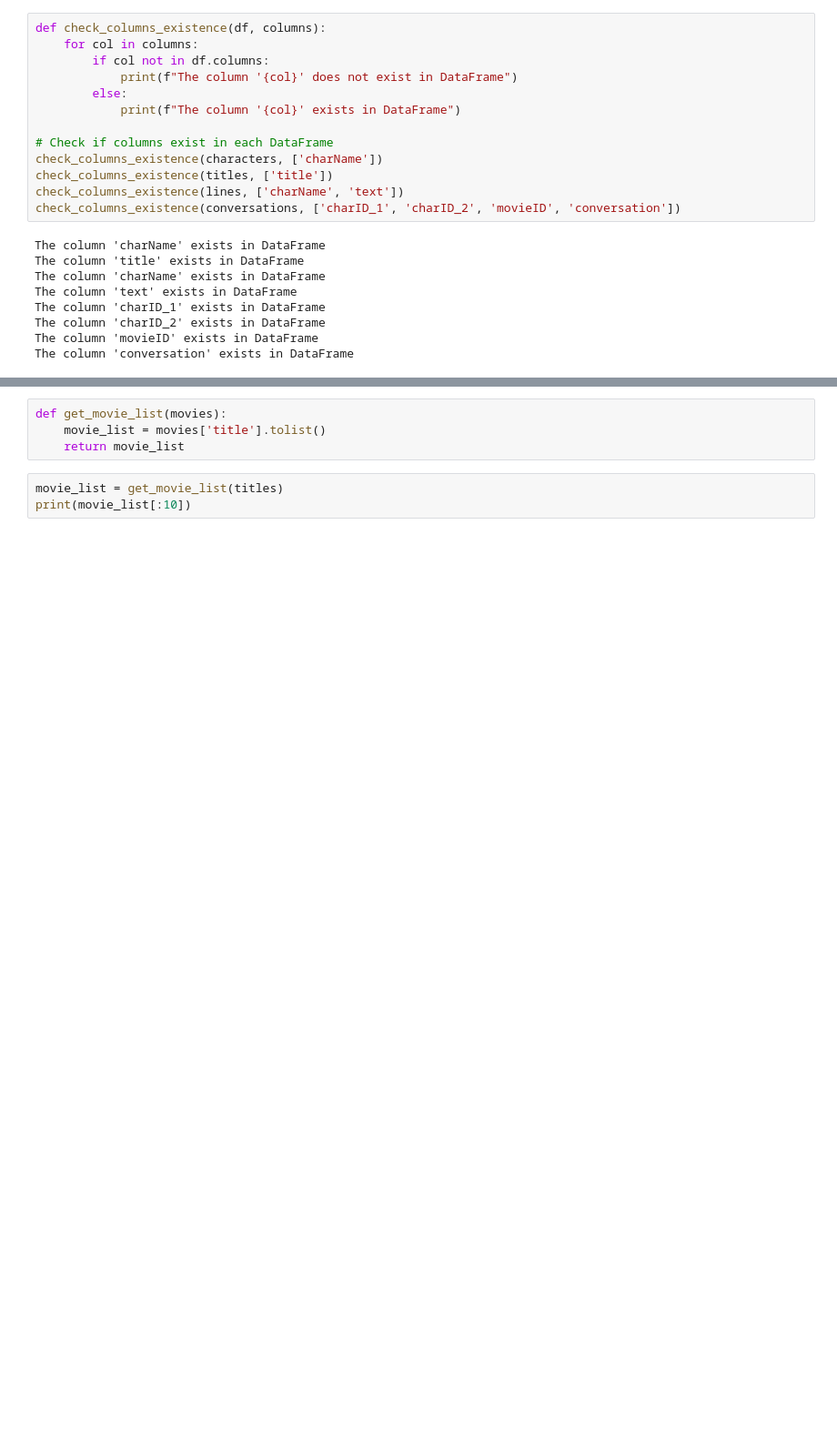
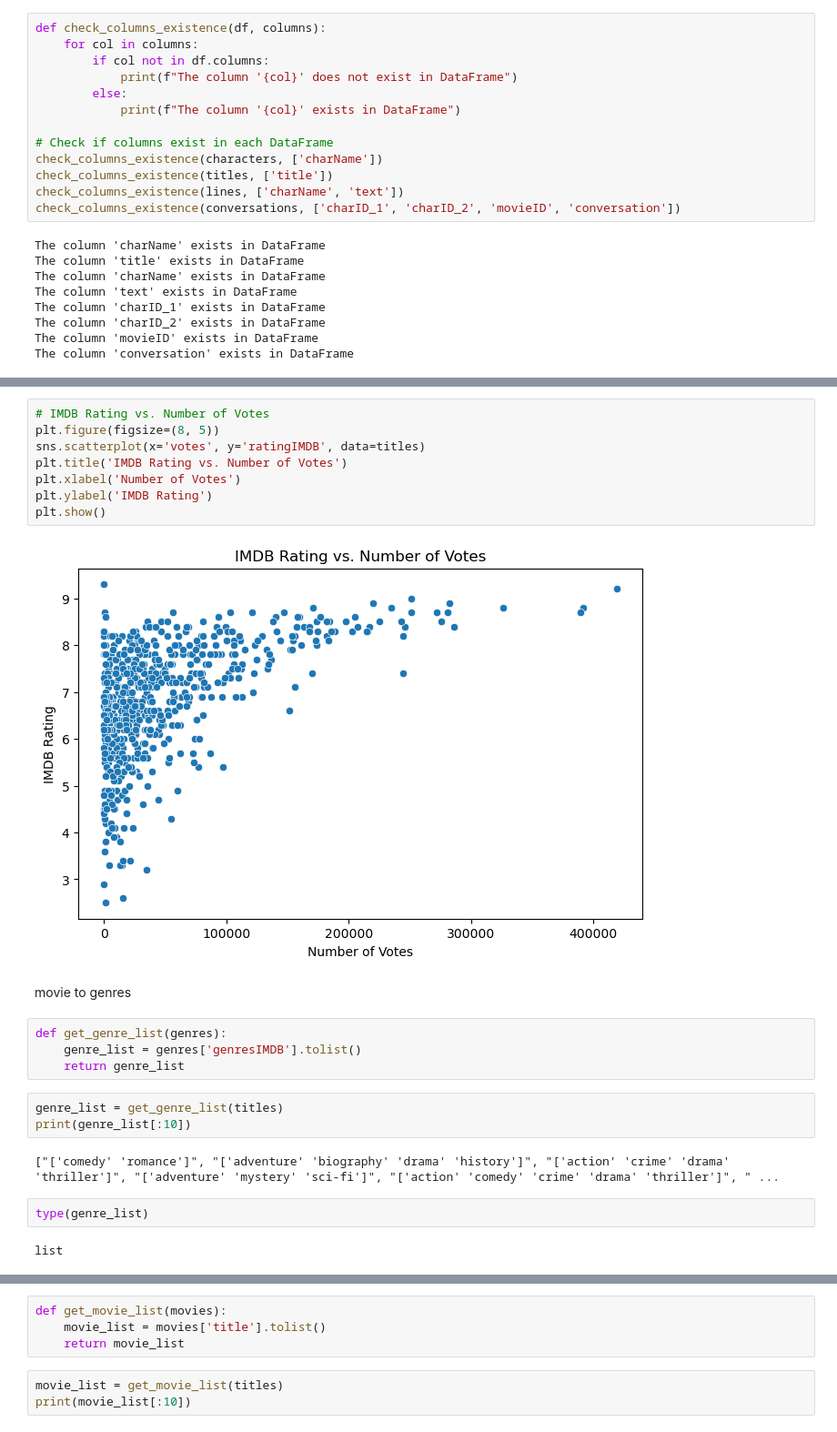
Before and after one commit to Nishith170217/Cornell-Movie-Dialog-Analysis-NLP-Course-Project-, a Jupyter notebook: trial 2.ipynb, the cells around one changed output, grey strips where cells are left out. Shown at 91% size. Cells and saved outputs as stored; diff of their text form; blank space fills up the shorter version.

```diff
--- a/trial 2.ipynb
+++ b/trial 2.ipynb
@@ -81,0 +194,25 @@ The column 'conversation' exists in DataFrame
+# %%
+# IMDB Rating vs. Number of Votes
+plt.figure(figsize=(8, 5))
+sns.scatterplot(x='votes', y='ratingIMDB', data=titles)
+plt.title('IMDB Rating vs. Number of Votes')
+plt.xlabel('Number of Votes')
+plt.ylabel('IMDB Rating')
+plt.show()
+# %% [output]
+[figure, added]
+# %% [markdown]
+movie to genres
+# %%
+def get_genre_list(genres):
+    genre_list = genres['genresIMDB'].tolist()
+    return genre_list
+# %%
+genre_list = get_genre_list(titles)
+print(genre_list[:10])
+# %% [output]
+["['comedy' 'romance']", "['adventure' 'biography' 'drama' 'history']", "['action' 'crime' 'drama' 'thriller']", "['adventure' 'mystery' 'sci-fi']", "['action' 'comedy' 'crime' 'drama' 'thriller']", " ...
+# %%
+type(genre_list)
+# %% [output]
+list
```
Also changed, not shown: parts of 79 cells of this notebook, 1 other file.
